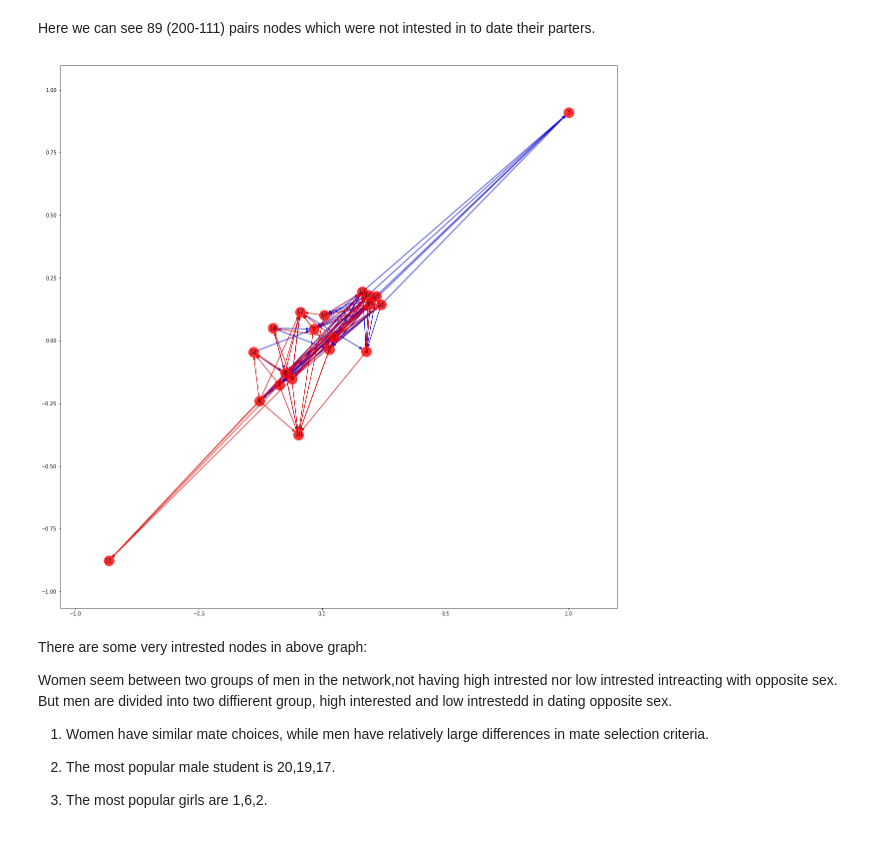
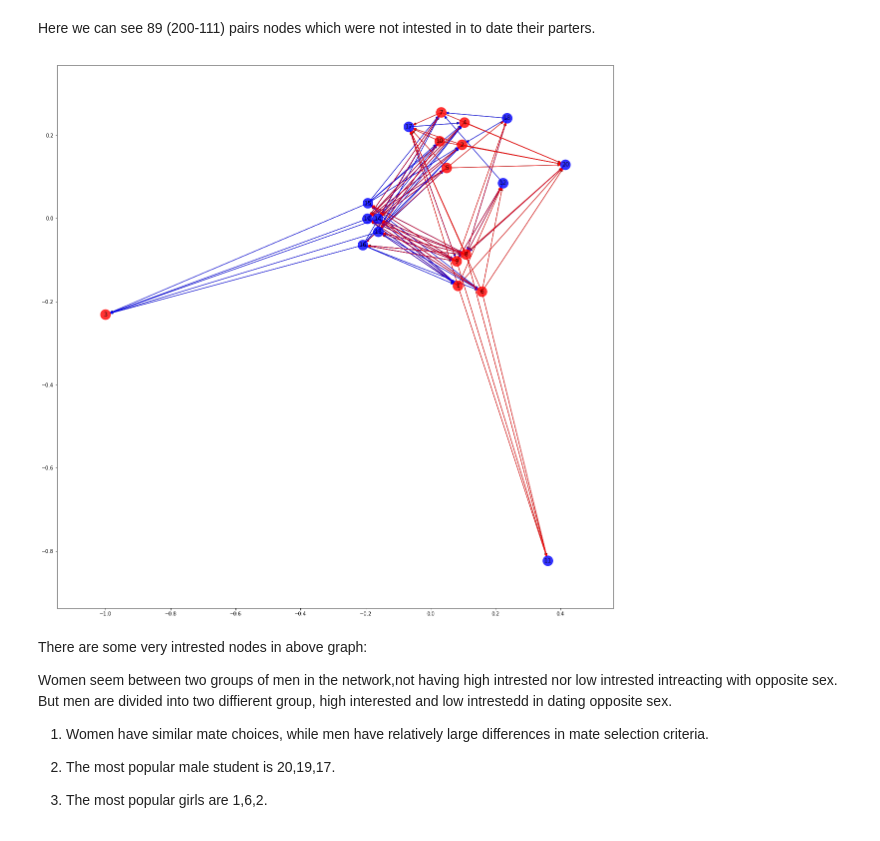
Before and after one commit to czhu505/Data620-Fireflies, a Jupyter notebook: project_2/Speed Dating Experiment.ipynb, the cells around one changed output. Saved outputs shown, nothing was run; the diff lists cells and outputs as text; code cells hidden in the pictures.

```diff
--- a/project_2/Speed Dating Experiment.ipynb
+++ b/project_2/Speed Dating Experiment.ipynb
@@ -112,17 +116,20 @@ len(edges)
 111
 # %% [markdown]
 Here we can see 89 (200-111) pairs nodes which were not intested in to date their parters.
+# %%
+#set node color, man = blue, woman = red
+node_color = np.where(np.asarray(list(dec_graph.nodes())) > 10, 'b','r')
 # %%
 pos = nx.spring_layout(dec_graph)
 plt.figure(figsize = (20,20))
-nx.draw_networkx(G=dec_graph, with_labels = True, pos=pos,node_list=dec_graph.nodes(),
+nx.draw_networkx(G=dec_graph, with_labels = True, pos=pos,node_list=dec_graph.nodes(), node_color = node_color,
                       alpha=0.8, node_size=400,cmap=plt.cm.jet)
 
 nx.draw_networkx_edges(G=dec_graph, pos=pos, edge_color=colors,
                        arrows=True)
 plt.show()
 # %% [output]
-[figure, old version]
+[figure, new version]
 # %% [markdown]
 There are some very intrested nodes in above graph:
 
```
Also changed, not shown: parts of 14 cells of this notebook.
